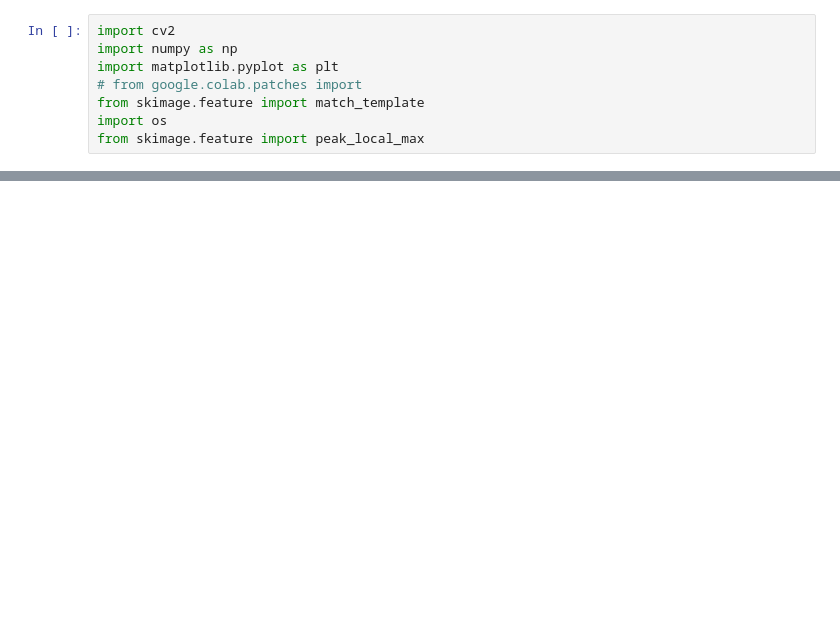
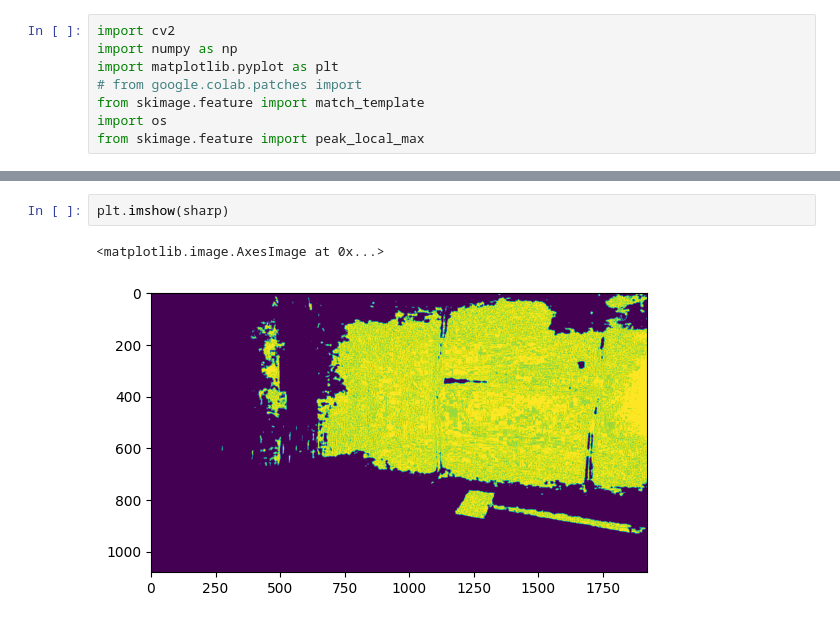
Before and after one commit to trijal2004/Submission-for-Deep_blue_hackathon, a Jupyter notebook: RGHS_filter_blue_hist_area.ipynb, the cells around one changed output, grey strips where cells are left out. Cells and saved outputs as stored; diff of their text form; blank space fills up the shorter version.

```diff
--- a/RGHS_filter_blue_hist_area.ipynb
+++ b/RGHS_filter_blue_hist_area.ipynb
@@ -130,0 +116,5 @@ for img_name in os.listdir(dir):
+# %%
+plt.imshow(sharp)
+# %% [output]
+<matplotlib.image.AxesImage at 0x...>
+[figure, added]
```
Also changed, not shown: parts of 8 cells of this notebook, 13 other files.
